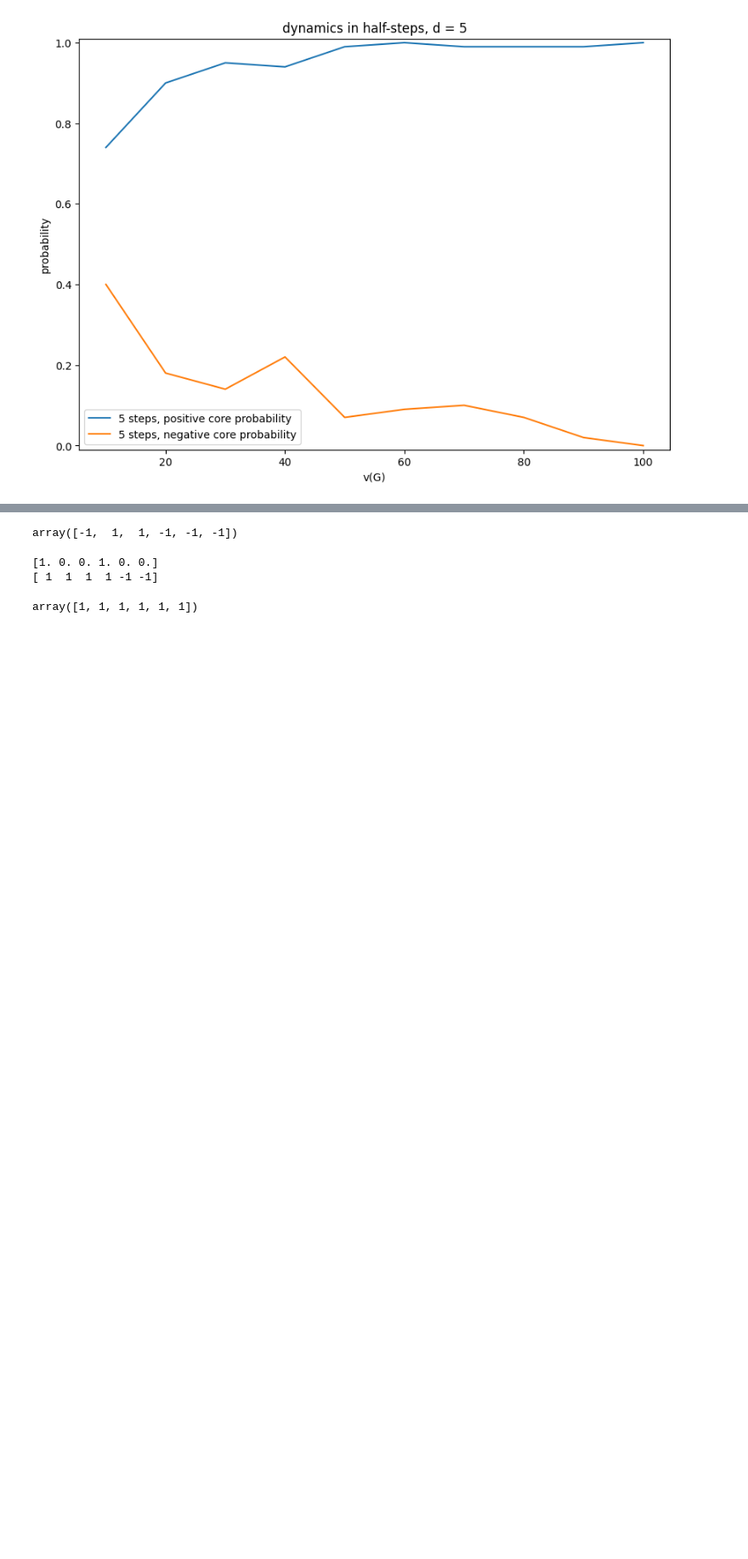
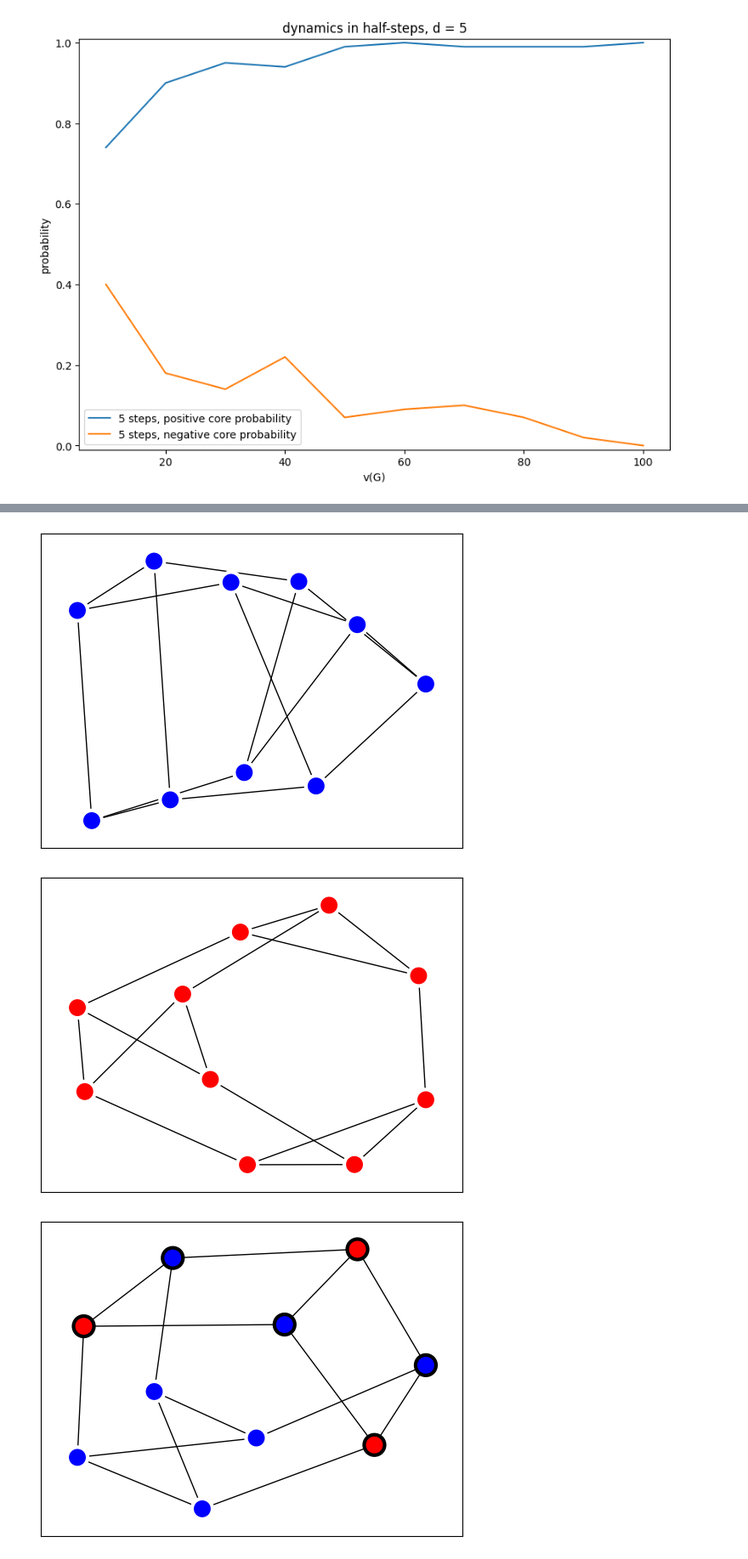
Before and after one commit to Paul566/internal-cuts, a Jupyter notebook: swap-processes.ipynb, the cells around one changed output, grey strips where cells are left out. Shown at 85% size. Cells and saved outputs as stored; diff of their text form; code cells hidden in the pictures; blank space fills up the shorter version.

```diff
--- a/swap-processes.ipynb
+++ b/swap-processes.ipynb
@@ -438,5 +472,0 @@ nx.draw_networkx(graph, pos=nx.spring_layout(graph))
-# %%
-cut = np.random.choice([-1, 1], size = num_vxs)
-cut
-# %% [output]
-array([-1,  1,  1, -1, -1, -1])
@@ -445,32 +473,12 @@ adj_matrix = nx.to_numpy_array(graph, nodelist=range(num_vxs))
-# %%
-print(np.max(np.vstack((np.zeros_like(cut), adj_matrix @ cut)), axis=0))
-print(clip(cut + 2 * np.max(np.vstack((np.zeros_like(cut), adj_matrix @ cut)), axis=0)))
-# %% [output]
-[1. 0. 0. 1. 0. 0.]
-[ 1  1  1  1 -1 -1]
-# %%
-cut = majority_dynamics_step_in_halves(graph, cut)
-cut
-# %% [output]
-array([1, 1, 1, 1, 1, 1])
-# %%
-n = 15
-p = 0.2
-num_tests = 10000;
-num_dyn_steps = 15;
-
-for i in tqdm(range(num_tests)):
-    graph = nx.erdos_renyi_graph(n, p)
-
-    cut = np.random.choice([1, -1], size=n)
-    for j in range(num_dyn_steps):
-        cut = majority_dynamics_step(graph, cut)
-    cut_copy = cut.copy()
-    cut = majority_dynamics_step(graph, cut)
-    cut = majority_dynamics_step(graph, cut)
-
-    if not np.array_equal(cut, cut_copy):
-        print(cut)
-        print(cut_copy)
-        nx.draw_networkx(graph, pos=nx.spring_layout(graph))
-        plt.show()
+# %%
+d = 3
+num_vxs = 10
+
+for i in range(10):
+    graph = nx.random_regular_graph(d, num_vxs)
+    result = generate_result(graph)
+    draw_result(graph, result)
+# %% [output]
+[figure, added]
+[figure, added]
+[figure, added]
```
Also changed, not shown: parts of 37 cells of this notebook, 17 other files.
